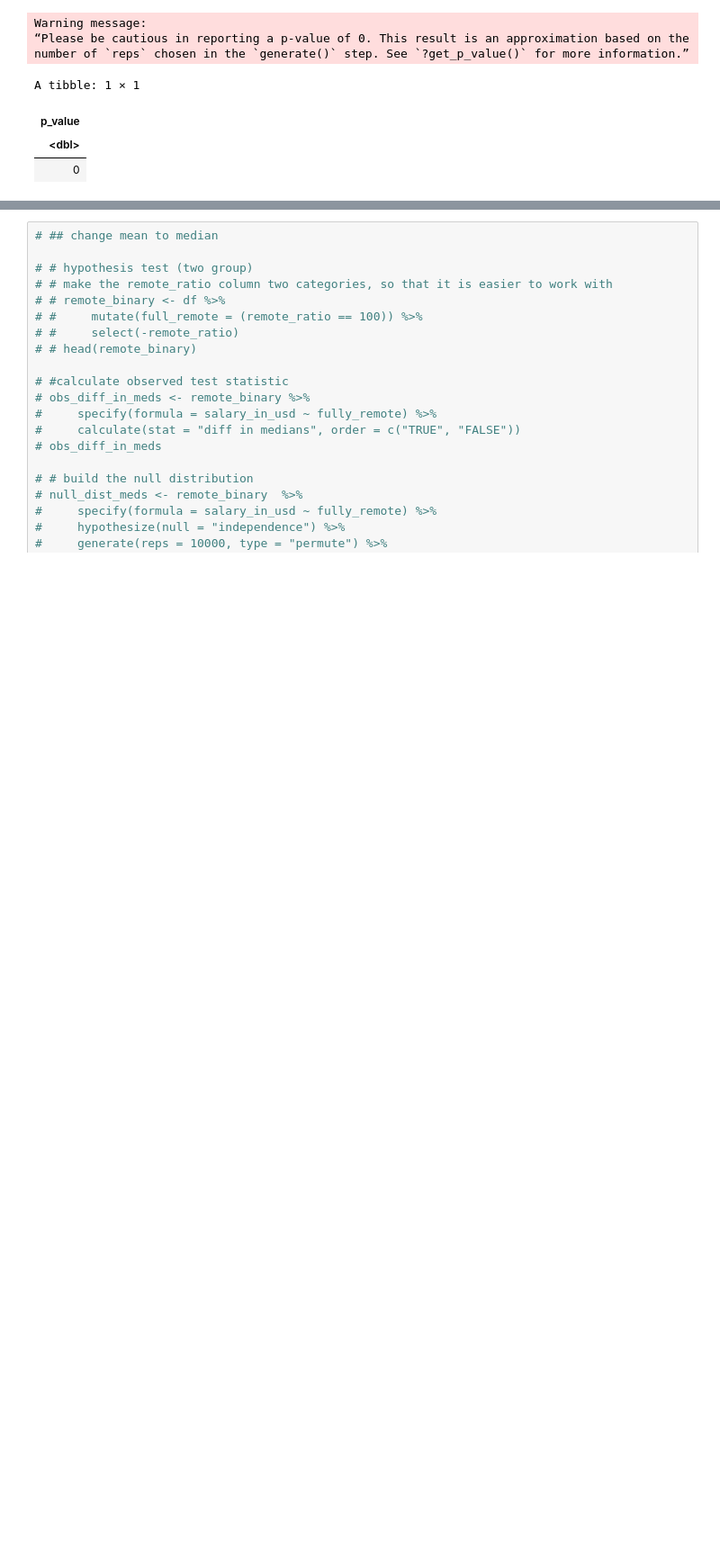
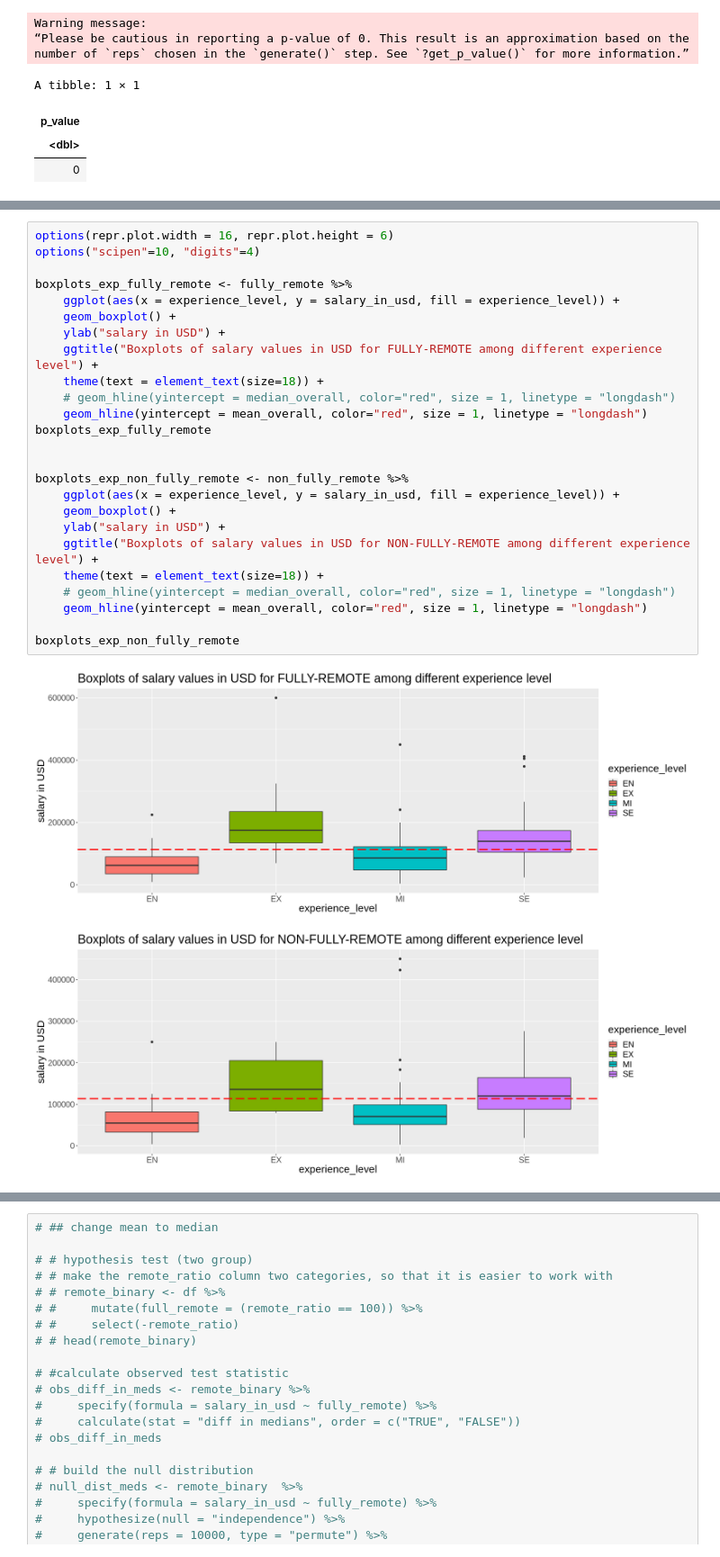
Before and after one commit to ludioludius/STAT201-Project, a Jupyter notebook: Final_Report_Draft.ipynb, the cells around one changed output, grey strips where cells are left out. Shown at 90% size. Drawn from its saved outputs; the diff is of its cells as text; blank space fills up the shorter version.

Commit message:
Boxplots of Exp and Counties

```diff
--- a/Final_Report_Draft.ipynb
+++ b/Final_Report_Draft.ipynb
@@ -444,3 +450,31 @@ A tibble: 1 × 1
 | p_value |
 | <dbl> |
 | 0 |
+# %%
+options(repr.plot.width = 16, repr.plot.height = 6)
+options("scipen"=10, "digits"=4)
+
+boxplots_exp_fully_remote <- fully_remote %>%
+    ggplot(aes(x = experience_level, y = salary_in_usd, fill = experience_level)) +
+    geom_boxplot() +
+    ylab("salary in USD") +
+    ggtitle("Boxplots of salary values in USD for FULLY-REMOTE among different experience level") +
+    theme(text = element_text(size=18)) +
+    # geom_hline(yintercept = median_overall, color="red", size = 1, linetype = "longdash")
+    geom_hline(yintercept = mean_overall, color="red", size = 1, linetype = "longdash")
+boxplots_exp_fully_remote
+
+
+boxplots_exp_non_fully_remote <- non_fully_remote %>%
+    ggplot(aes(x = experience_level, y = salary_in_usd, fill = experience_level)) +
+    geom_boxplot() +
+    ylab("salary in USD") +
+    ggtitle("Boxplots of salary values in USD for NON-FULLY-REMOTE among different experience level") +
+    theme(text = element_text(size=18)) +
+    # geom_hline(yintercept = median_overall, color="red", size = 1, linetype = "longdash")
+    geom_hline(yintercept = mean_overall, color="red", size = 1, linetype = "longdash")
+
+boxplots_exp_non_fully_remote
+# %% [output]
+[figure, added]
+[figure, added]
```
Also changed, not shown: parts of 6 cells of this notebook.
